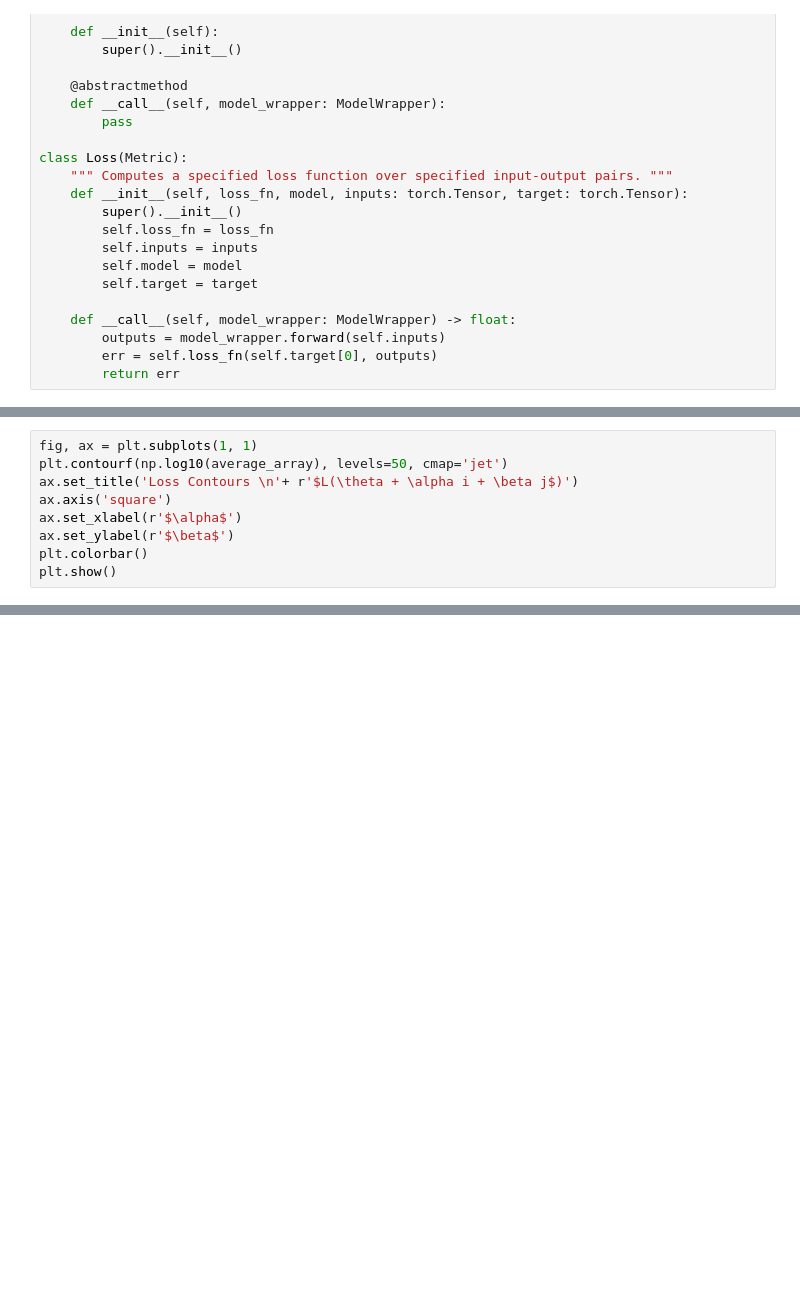
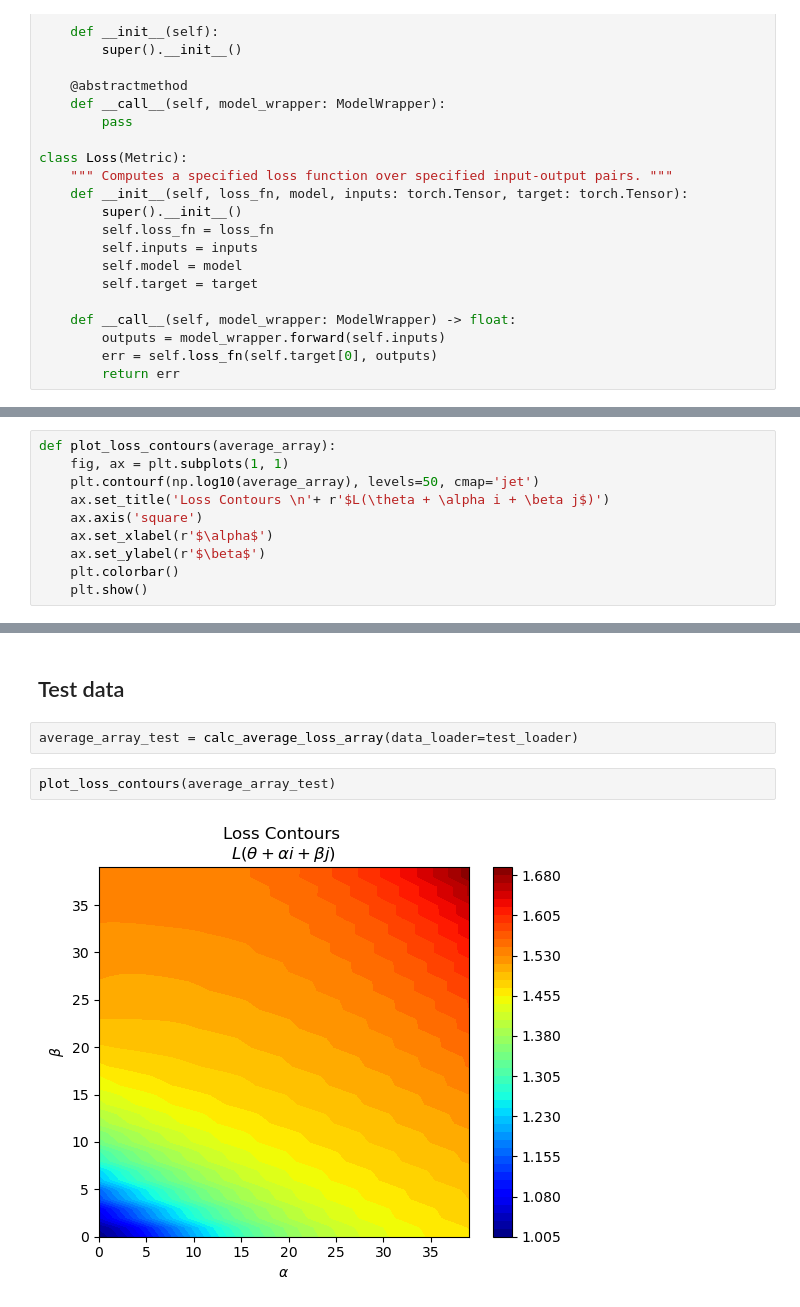
Before and after one commit to daleas0120/loss_landscapes_demo, a Jupyter notebook: demo_hessian_landscapes_esol.ipynb, the cells around one changed output, grey strips where cells are left out. Cells and saved outputs as stored; diff of their text form; blank space fills up the shorter version.

```diff
--- a/demo_hessian_landscapes_esol.ipynb
+++ b/demo_hessian_landscapes_esol.ipynb
@@ -287,9 +296,10 @@ std_array = np.std(stacked_arrays, axis=0)
 # %%
-fig, ax = plt.subplots(1, 1)
-plt.contourf(np.log10(average_array), levels=50, cmap='jet')
-ax.set_title('Loss Contours \n'+ r'$L(\theta + \alpha i + \beta j$)')
-ax.axis('square')
-ax.set_xlabel(r'$\alpha$')
-ax.set_ylabel(r'$\beta$')
-plt.colorbar()
-plt.show()
+def plot_loss_contours(average_array):
+    fig, ax = plt.subplots(1, 1)
+    plt.contourf(np.log10(average_array), levels=50, cmap='jet')
+    ax.set_title('Loss Contours \n'+ r'$L(\theta + \alpha i + \beta j$)')
+    ax.axis('square')
+    ax.set_xlabel(r'$\alpha$')
+    ax.set_ylabel(r'$\beta$')
+    plt.colorbar()
+    plt.show()
@@ -297,0 +310,8 @@ plt.show()
+# %% [markdown]
+## Test data
+# %%
+average_array_test = calc_average_loss_array(data_loader=test_loader)
+# %%
+plot_loss_contours(average_array_test)
+# %% [output]
+[figure, added]
```
Also changed, not shown: parts of 7 cells of this notebook.
